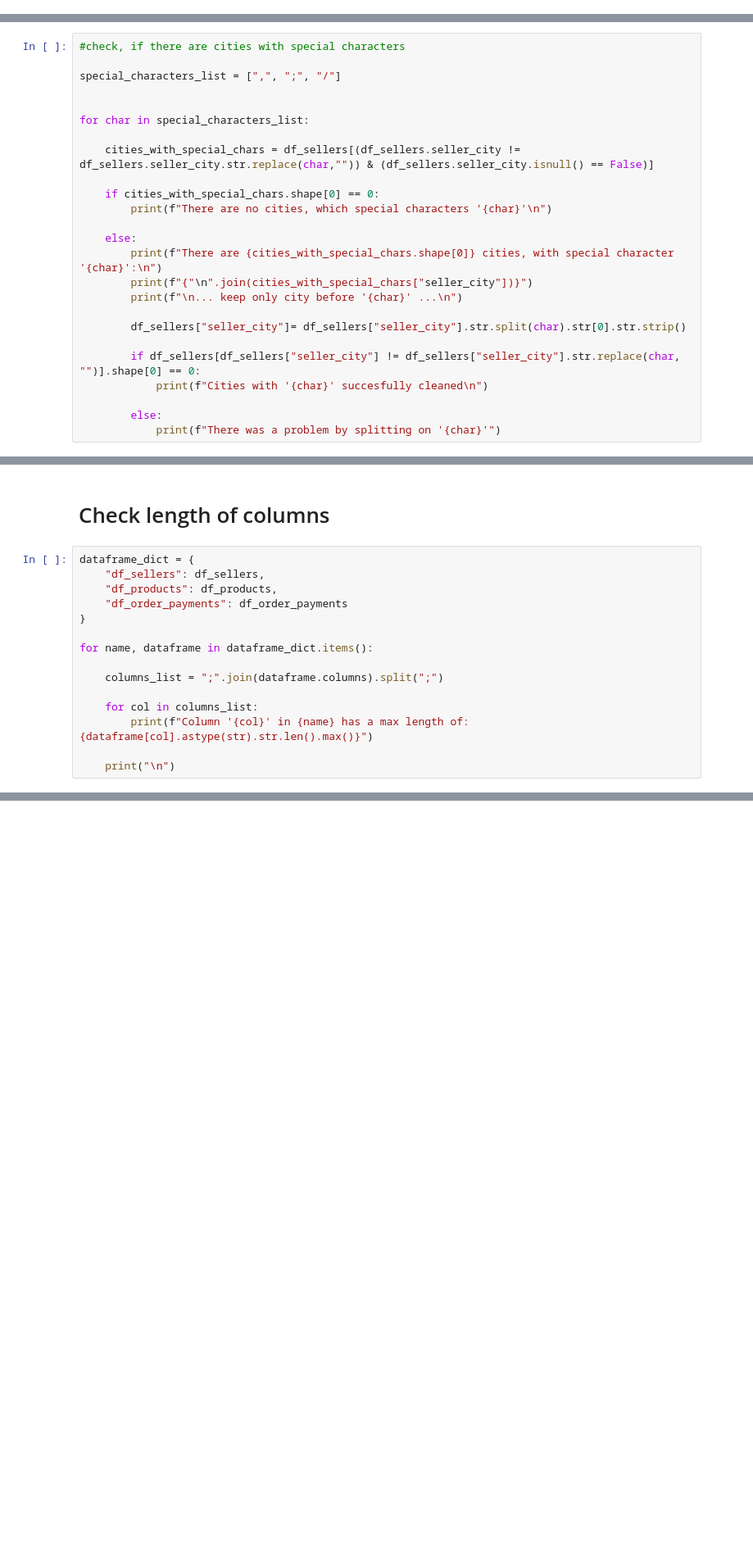
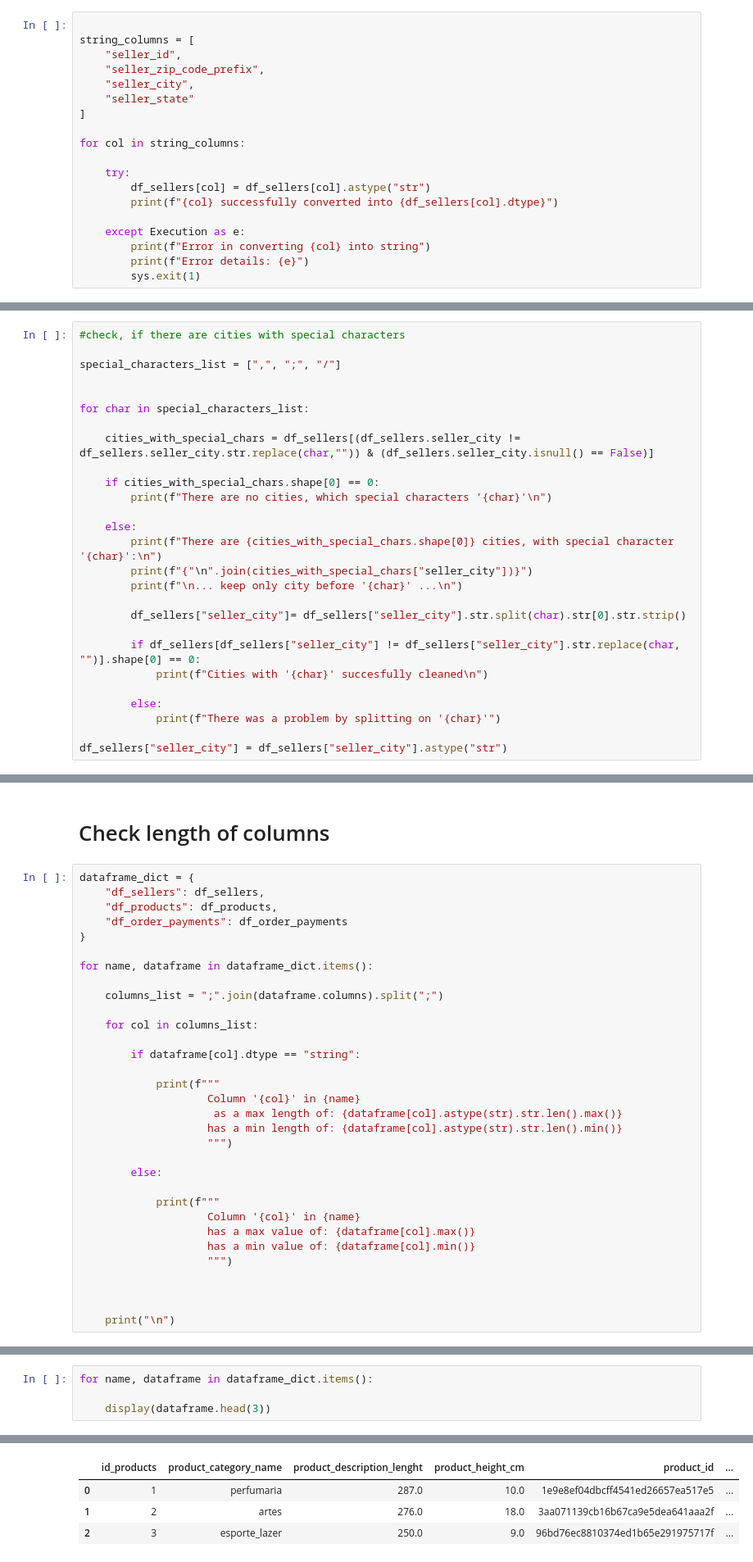
Before and after one commit to dtyrna/olist-marketplace-analysis, a Jupyter notebook: scripts/silver/silver_clean_order_payments_products_sellers.ipynb, the cells around one changed output, grey strips where cells are left out. Shown at 82% size. Saved outputs shown, nothing was run; the diff lists cells and outputs as text; blank space fills up the shorter version.

```diff
--- a/scripts/silver/silver_clean_order_payments_products_sellers.ipynb
+++ b/scripts/silver/silver_clean_order_payments_products_sellers.ipynb
@@ -533,0 +570,19 @@ seller state
+# %%
+
+string_columns = [
+    "seller_id",
+    "seller_zip_code_prefix",
+    "seller_city",
+    "seller_state"
+]
+
+for col in string_columns:
+
+    try:
+        df_sellers[col] = df_sellers[col].astype("str")
+        print(f"{col} successfully converted into {df_sellers[col].dtype}")
+
+    except Execution as e:
+        print(f"Error in converting {col} into string")
+        print(f"Error details: {e}")
+        sys.exit(1)
@@ -693,6 +753,8 @@ for char in special_characters_list:
 
         else:
             print(f"There was a problem by splitting on '{char}'")
+
+df_sellers["seller_city"] = df_sellers["seller_city"].astype("str")
 # %% [output]
 There are 2 cities, with special character ',':
 
@@ -792,7 +854,24 @@ for name, dataframe in dataframe_dict.items():
     columns_list = ";".join(dataframe.columns).split(";")
 
     for col in columns_list:
-        print(f"Column '{col}' in {name} has a max length of: {dataframe[col].astype(str).str.len().max()}")
+
+        if dataframe[col].dtype == "string":
+
+            print(f"""
+                    Column '{col}' in {name}
+                     as a max length of: {dataframe[col].astype(str).str.len().max()}
+                    has a min length of: {dataframe[col].astype(str).str.len().min()}
+                    """)
+
+        else:
+
+            print(f"""
+                    Column '{col}' in {name}
+                    has a max value of: {dataframe[col].max()}
+                    has a min value of: {dataframe[col].min()}
+                    """)
+
+
 
     print("\n")
 # %% [output]
@@ -815,0 +910,5 @@ Column 'payment_value' in df_order_payments has a max length of: 8
+# %%
+for name, dataframe in dataframe_dict.items():
+
+    display(dataframe.head(3))
+# %% [output]
@@ -815,0 +919,4 @@ Column 'payment_value' in df_order_payments has a max length of: 8
+|  | id_products | product_category_name | product_description_lenght | product_height_cm | product_id | ... |
+| 0 | 1 | perfumaria | 287.0 | 10.0 | 1e9e8ef04dbcff4541ed26657ea517e5 | ... |
+| 1 | 2 | artes | 276.0 | 18.0 | 3aa071139cb16b67ca9e5dea641aaa2f | ... |
+| 2 | 3 | esporte_lazer | 250.0 | 9.0 | 96bd76ec8810374ed1b65e291975717f | ... |
```
Also changed, not shown: parts of 8 cells of this notebook.
